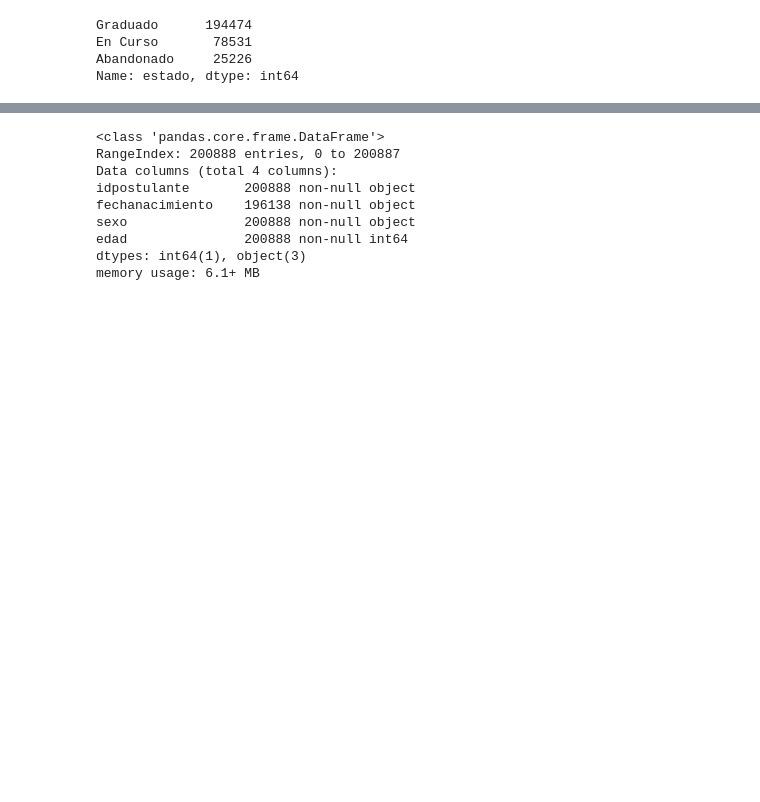
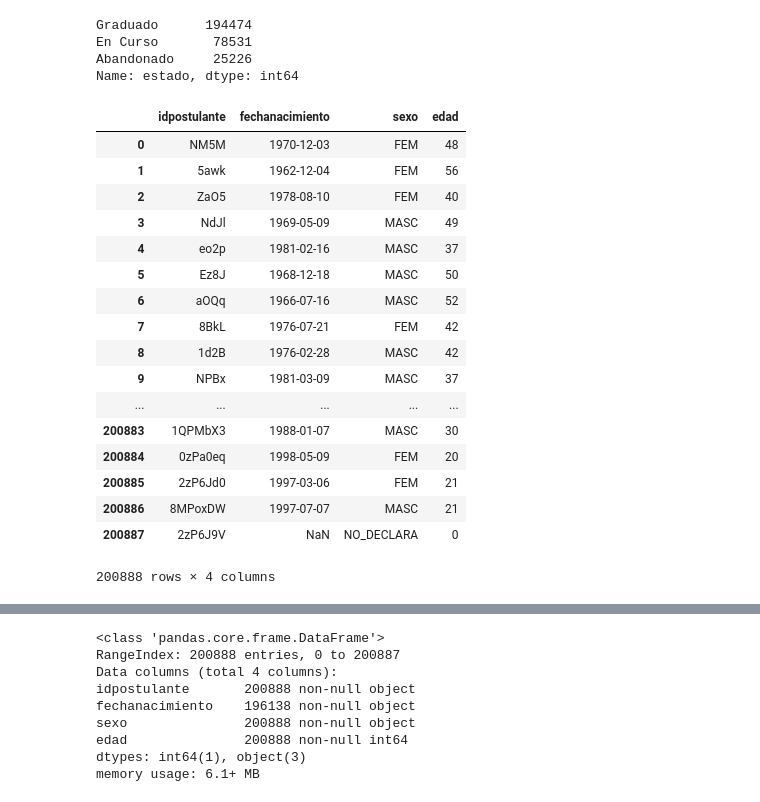
Before and after one commit to jhanvato/Datos2018, a Jupyter notebook: TP1_integrado.ipynb, the cells around one changed output, grey strips where cells are left out. Drawn from its saved outputs; the diff is of its cells as text; code cells hidden in the pictures; blank space fills up the shorter version.

```diff
--- a/TP1_integrado.ipynb
+++ b/TP1_integrado.ipynb
@@ -249,6 +249,27 @@ postulantes_genero_y_edad['edad'] =  2018 - postulantes_genero_y_edad[postulante
 postulantes_genero_y_edad['edad'] = postulantes_genero_y_edad['edad'].fillna(0.0).apply(np.int64)
 #saque los valores ridiculos
 edades = postulantes_genero_y_edad[(postulantes_genero_y_edad['edad'] > 17) & (postulantes_genero_y_edad['edad'] < 100)]['edad'].value_counts().sort_index(ascending=False)
+# %%
+postulantes_genero_y_edad
+# %% [output]
+|  | idpostulante | fechanacimiento | sexo | edad |
+| 0 | NM5M | 1970-12-03 | FEM | 48 |
+| 1 | 5awk | 1962-12-04 | FEM | 56 |
+| 2 | ZaO5 | 1978-08-10 | FEM | 40 |
+| 3 | NdJl | 1969-05-09 | MASC | 49 |
+| 4 | eo2p | 1981-02-16 | MASC | 37 |
+| 5 | Ez8J | 1968-12-18 | MASC | 50 |
+| 6 | aOQq | 1966-07-16 | MASC | 52 |
+| 7 | 8BkL | 1976-07-21 | FEM | 42 |
+| 8 | 1d2B | 1976-02-28 | MASC | 42 |
+| 9 | NPBx | 1981-03-09 | MASC | 37 |
+| ... | ... | ... | ... | ... |
+| 200883 | 1QPMbX3 | 1988-01-07 | MASC | 30 |
+| 200884 | 0zPa0eq | 1998-05-09 | FEM | 20 |
+| 200885 | 2zP6Jd0 | 1997-03-06 | FEM | 21 |
+| 200886 | 8MPoxDW | 1997-07-07 | MASC | 21 |
+| 200887 | 2zP6J9V | NaN | NO_DECLARA | 0 |
+200888 rows × 4 columns
 # %%
 %matplotlib notebook
 edades.plot(kind='barh',figsize=(10,10),rot=0,fontsize= 8,grid = True);
```
Also changed, not shown: parts of 26 cells of this notebook.
